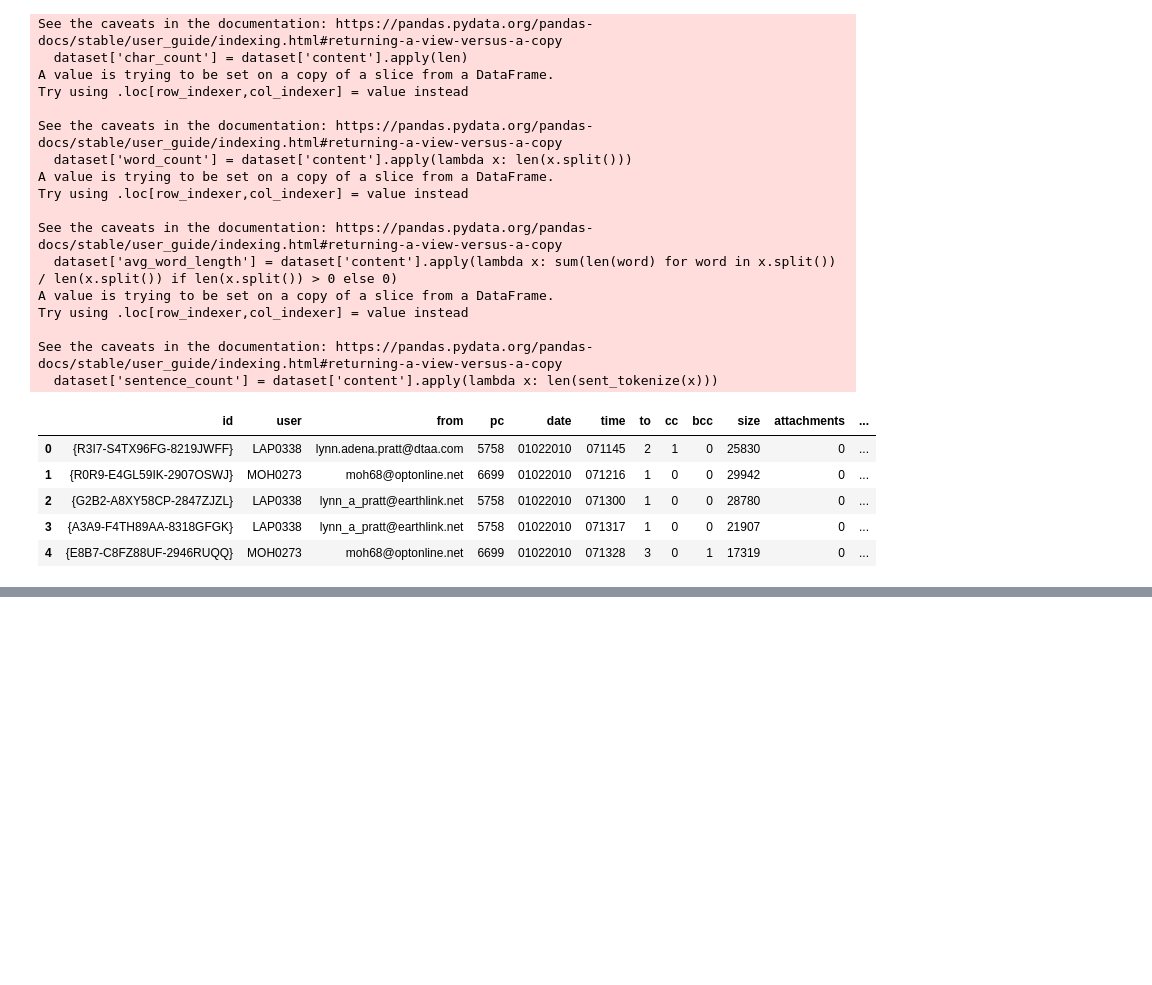
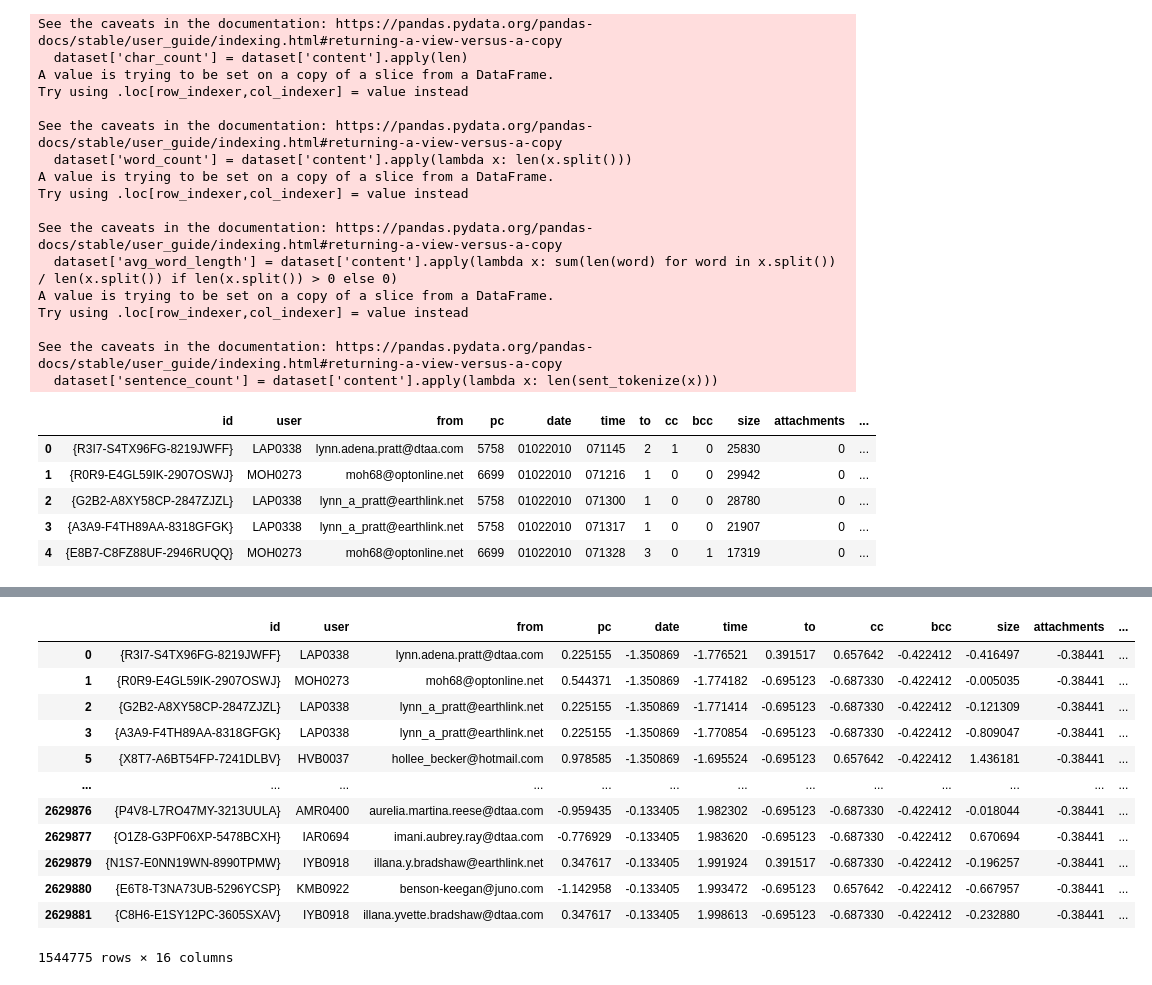
Before and after one commit to blxckbvrbi3/threat-detection-article, a Jupyter notebook: threat-detection-model.ipynb, the cells around one changed output, grey strips where cells are left out. Drawn from its saved outputs; the diff is of its cells as text; code cells hidden in the pictures; blank space fills up the shorter version.

```diff
--- a/threat-detection-model.ipynb
+++ b/threat-detection-model.ipynb
@@ -232,0 +239,8 @@ dataset.head()
+# %%
+# Convert column 'pc', 'date' and time to int64
+dataset['pc'] = dataset['pc'].astype('int64')
+
+dataset['date'] = dataset['date'].astype('int64')
+
+dataset['time'] = dataset['time'].astype('int64')
+dataset.head()
@@ -232,0 +254,8 @@ dataset.head()
+# %%
+# Identify numeric columns
+numeric_columns = dataset.select_dtypes(include=['float64', 'int64']).columns
+
+# Standardize numeric columns
+scaler = StandardScaler()
+dataset[numeric_columns] = scaler.fit_transform(dataset[numeric_columns])
+dataset.head()
@@ -232,0 +271,19 @@ dataset.head()
+# %%
+# Calculate Z-scores
+z_scores = stats.zscore(dataset.select_dtypes(include=['float64', 'int64']))
+
+# Get boolean DataFrame indicating the presence of anomalies (using a threshold, e.g., 2)
+anomalies_bool_df = pd.DataFrame(z_scores, columns=dataset.select_dtypes(include=['float64', 'int64']).columns, index=dataset.index)
+anomalies_bool_df = (anomalies_bool_df > 2) | (anomalies_bool_df < -2)
+
+# Extract anomalies
+anomalies = dataset[anomalies_bool_df.any(axis=1)]
+
+# Drop anomalies from the original dataset
+df_no_anomalies = dataset.drop(anomalies.index)
+
+# Display the datasets
+print("Normal Dataset:")
+print(df_no_anomalies)
+print("\nAnomalous Dataset:")
+print(anomalies)
@@ -232,0 +308,16 @@ dataset.head()
+# %%
+df_no_anomalies
+# %% [output]
+|  | id | user | from | pc | date | time | to | cc | bcc | size | attachments | ... |
+| 0 | {R3I7-S4TX96FG-8219JWFF} | LAP0338 | lynn.adena.pratt@dtaa.com | 0.225155 | -1.350869 | -1.776521 | 0.391517 | 0.657642 | -0.422412 | -0.416497 | -0.38441 | ... |
+| 1 | {R0R9-E4GL59IK-2907OSWJ} | MOH0273 | moh68@optonline.net | 0.544371 | -1.350869 | -1.774182 | -0.695123 | -0.687330 | -0.422412 | -0.005035 | -0.38441 | ... |
+| 2 | {G2B2-A8XY58CP-2847ZJZL} | LAP0338 | lynn_a_pratt@earthlink.net | 0.225155 | -1.350869 | -1.771414 | -0.695123 | -0.687330 | -0.422412 | -0.121309 | -0.38441 | ... |
+| 3 | {A3A9-F4TH89AA-8318GFGK} | LAP0338 | lynn_a_pratt@earthlink.net | 0.225155 | -1.350869 | -1.770854 | -0.695123 | -0.687330 | -0.422412 | -0.809047 | -0.38441 | ... |
+| 5 | {X8T7-A6BT54FP-7241DLBV} | HVB0037 | hollee_becker@hotmail.com | 0.978585 | -1.350869 | -1.695524 | -0.695123 | 0.657642 | -0.422412 | 1.436181 | -0.38441 | ... |
+| ... | ... | ... | ... | ... | ... | ... | ... | ... | ... | ... | ... | ... |
+| 2629876 | {P4V8-L7RO47MY-3213UULA} | AMR0400 | aurelia.martina.reese@dtaa.com | -0.959435 | -0.133405 | 1.982302 | -0.695123 | -0.687330 | -0.422412 | -0.018044 | -0.38441 | ... |
+| 2629877 | {O1Z8-G3PF06XP-5478BCXH} | IAR0694 | imani.aubrey.ray@dtaa.com | -0.776929 | -0.133405 | 1.983620 | -0.695123 | -0.687330 | -0.422412 | 0.670694 | -0.38441 | ... |
+| 2629879 | {N1S7-E0NN19WN-8990TPMW} | IYB0918 | illana.y.bradshaw@earthlink.net | 0.347617 | -0.133405 | 1.991924 | 0.391517 | -0.687330 | -0.422412 | -0.196257 | -0.38441 | ... |
+| 2629880 | {E6T8-T3NA73UB-5296YCSP} | KMB0922 | benson-keegan@juno.com | -1.142958 | -0.133405 | 1.993472 | -0.695123 | 0.657642 | -0.422412 | -0.667957 | -0.38441 | ... |
+| 2629881 | {C8H6-E1SY12PC-3605SXAV} | IYB0918 | illana.yvette.bradshaw@dtaa.com | 0.347617 | -0.133405 | 1.998613 | -0.695123 | -0.687330 | -0.422412 | -0.232880 | -0.38441 | ... |
+1544775 rows × 16 columns
```
Also changed, not shown: parts of 7 cells of this notebook.
